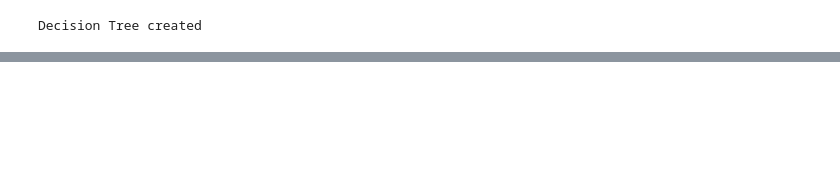
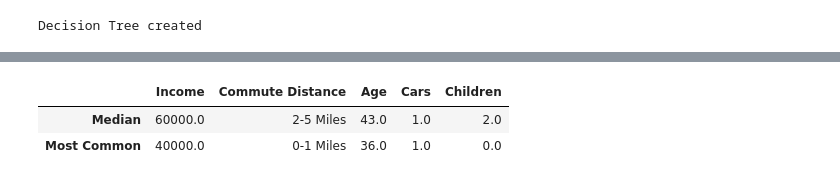
Before and after one commit to zapalke/Python-best-customer-features, a Jupyter notebook: p1.ipynb, the cells around one changed output, grey strips where cells are left out. Saved outputs shown, nothing was run; the diff lists cells and outputs as text; code cells hidden in the pictures; blank space fills up the shorter version.

```diff
--- a/p1.ipynb
+++ b/p1.ipynb
@@ -226,6 +229,6 @@ selected_features = featureScores.nlargest(5,'Score')['Features'].to_list()
 # %%
 dtree = DecisionTreeClassifier()
-dtree = dtree.fit(X, Y)
+dtree = dtree.fit(X_train, Y_train)
 data = tree.export_graphviz(dtree, out_file=None, feature_names=selected_features)
 graph = pydotplus.graph_from_dot_data(data)
 graph.write_png('decisiontree.png')
@@ -234,0 +244,8 @@ Decision Tree created
+# %%
+res = []
+for i in range(len(X_test)):
+    temp = X_test.iloc[i].values.tolist()
+    ans = dtree.predict([temp])
+    if ans[0] == 1:
+        res.append(temp)
+res
@@ -234,0 +270,8 @@ Decision Tree created
+# %%
+result_values = {}
+for i in range(len(res[0])):
+    column = selected_features[i]
+    result_values[column] = []
+    for j in range(len(res)):
+        result_values[column].append(res[j][i])
+result_values
@@ -234,0 +296,17 @@ Decision Tree created
+# %%
+med_df_data = []
+max_df_data = []
+for i in selected_features:
+    Med = np.median(result_values[i])
+    Max = max(set(result_values[i]), key = result_values[i].count)
+    med_df_data.append(Med)
+    max_df_data.append(Max)
+# %%
+res_df = pd.DataFrame([med_df_data,max_df_data],index = ['Median','Most Common'],columns= selected_features)
+i = 'Commute Distance'
+res_df[i] = res_df[i].replace(to_replace=replace[i][1],value=replace[i][0])
+res_df
+# %% [output]
+|  | Income | Commute Distance | Age | Cars | Children |
+| Median | 60000.0 | 2-5 Miles | 43.0 | 1.0 | 2.0 |
+| Most Common | 40000.0 | 0-1 Miles | 36.0 | 1.0 | 0.0 |
```
Also changed, not shown: parts of 7 cells of this notebook.
